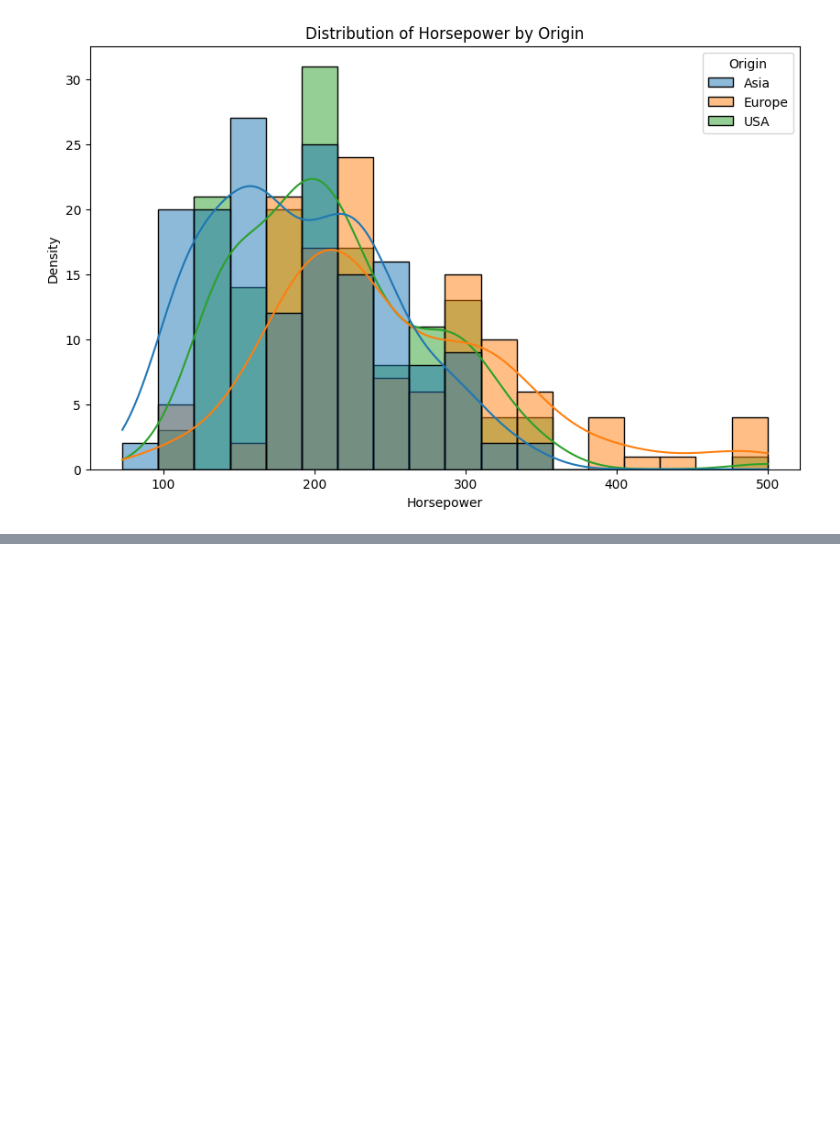
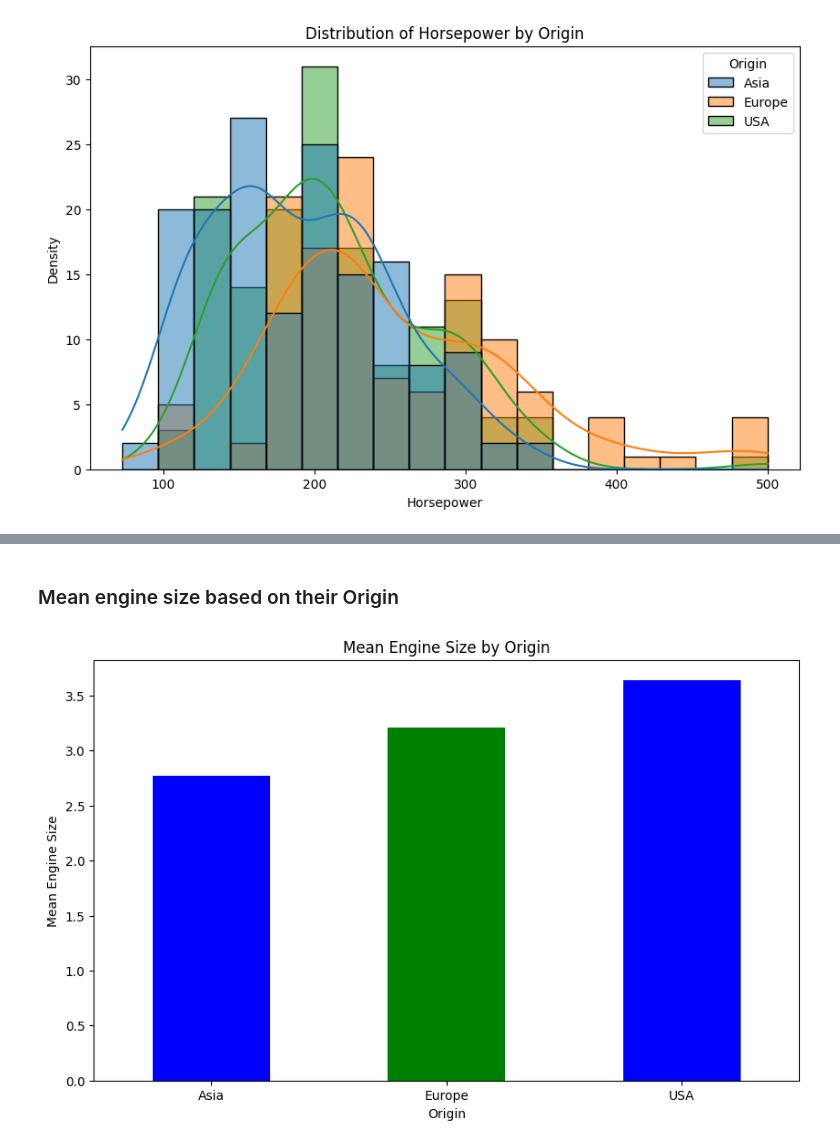
Before and after one commit to Tanay-Dwivedi/Cars-Dataset-Data-Analysis, a Jupyter notebook: cars_dataset_data_analysis.ipynb, the cells around one changed output, grey strips where cells are left out. Saved outputs shown, nothing was run; the diff lists cells and outputs as text; code cells hidden in the pictures; blank space fills up the shorter version.

```diff
--- a/cars_dataset_data_analysis.ipynb
+++ b/cars_dataset_data_analysis.ipynb
@@ -270,0 +295,13 @@ plt.show()
+# %% [markdown]
+### Mean engine size based on their Origin
+# %%
+mean_engine_size_by_origin = df.groupby('Origin')['EngineSize'].mean()
+plt.figure(figsize=(10, 6))
+mean_engine_size_by_origin.plot(kind='bar', color=['blue', 'green'])
+plt.title('Mean Engine Size by Origin')
+plt.xlabel('Origin')
+plt.ylabel('Mean Engine Size')
+plt.xticks(rotation=0)
+plt.show()
+# %% [output]
+[figure, added]
```
Also changed, not shown: parts of 17 cells of this notebook.
